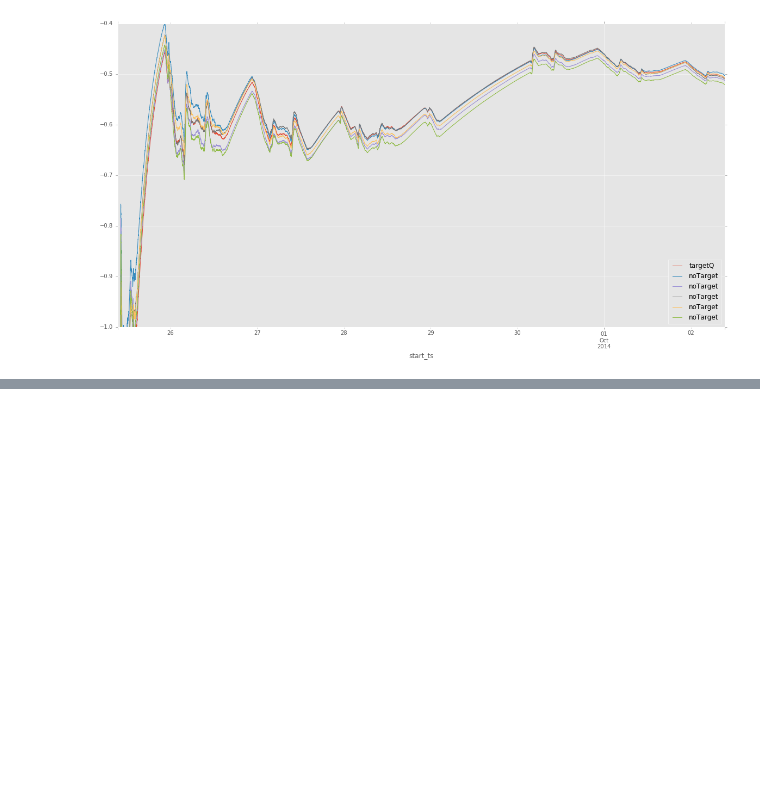
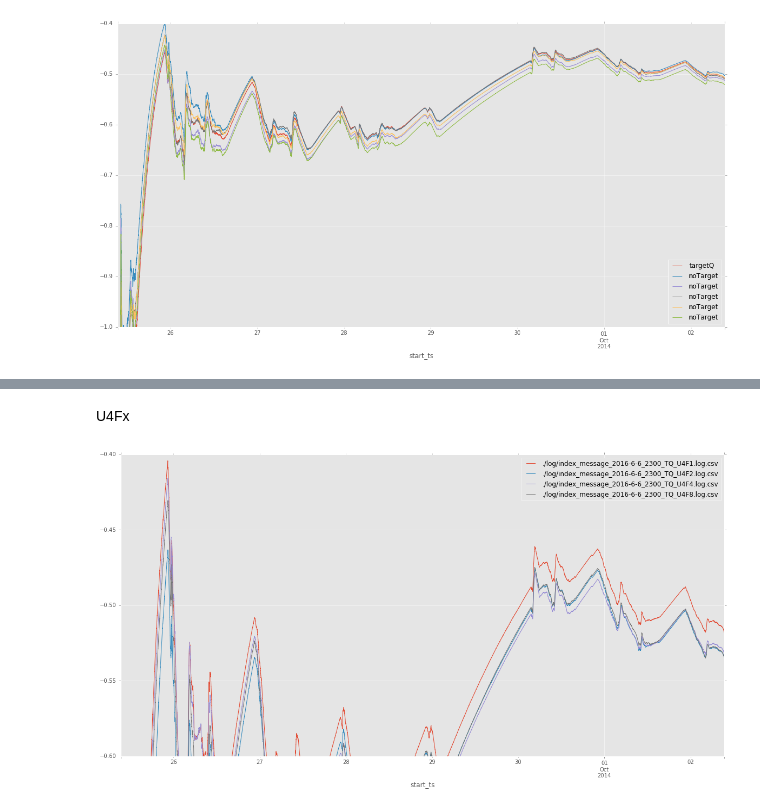
Before and after one commit to zaxliu/dqn4wirelesscontrol, a Jupyter notebook: sleep_control/experiments/viz_targetQ.ipynb, the cells around one changed output, grey strips where cells are left out. Cells and saved outputs as stored; diff of their text form; code cells hidden in the pictures; blank space fills up the shorter version.

```diff
--- a/sleep_control/experiments/viz_targetQ.ipynb
+++ b/sleep_control/experiments/viz_targetQ.ipynb
@@ -74,0 +131,20 @@ for i, df in enumerate(df_list):
+# %% [markdown]
+U4Fx
+# %%
+start = pd.to_datetime("2014-09-27 0:00:00")
+end = pd.to_datetime("2014-09-28 00:00:00")
+delta = pd.Timedelta('2 seconds')
+plt.figure(2)
+ax = plt.subplot(111)
+for i, df in enumerate(df_list):
+    step = (df.index-df.index[0])/delta+1
+    ts = df['total_reward'].cumsum()/step
+#     ts.index = pd.Index(step)
+    ts.name = ts_name[i]
+    ts.plot(figsize=(20, 10), legend=True, ax=ax,
+#             logx=True,
+            style=styles[i],
+            ylim=(-0.6, -0.4),
+           )
+# %% [output]
+[figure, added]
```
Also changed, not shown: parts of 17 cells of this notebook, 33 other files.
